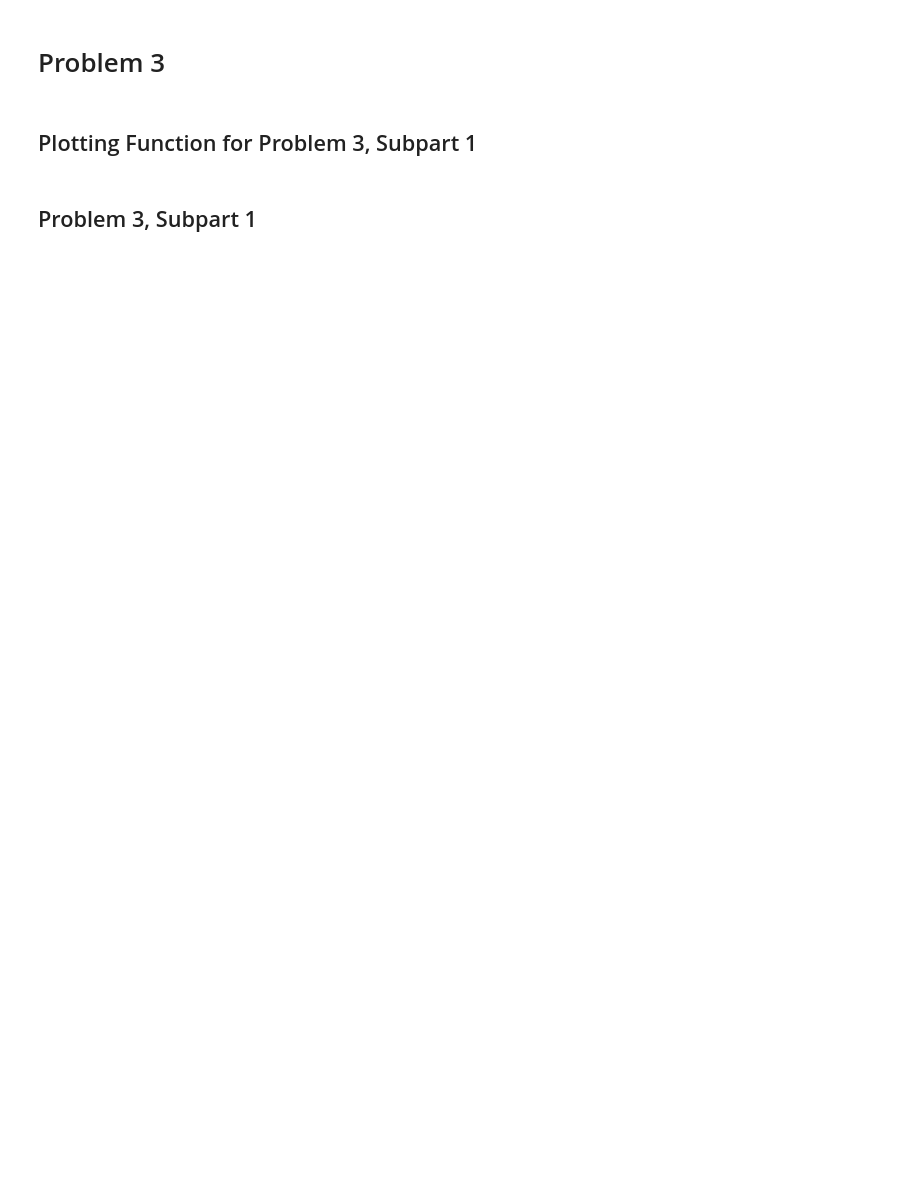
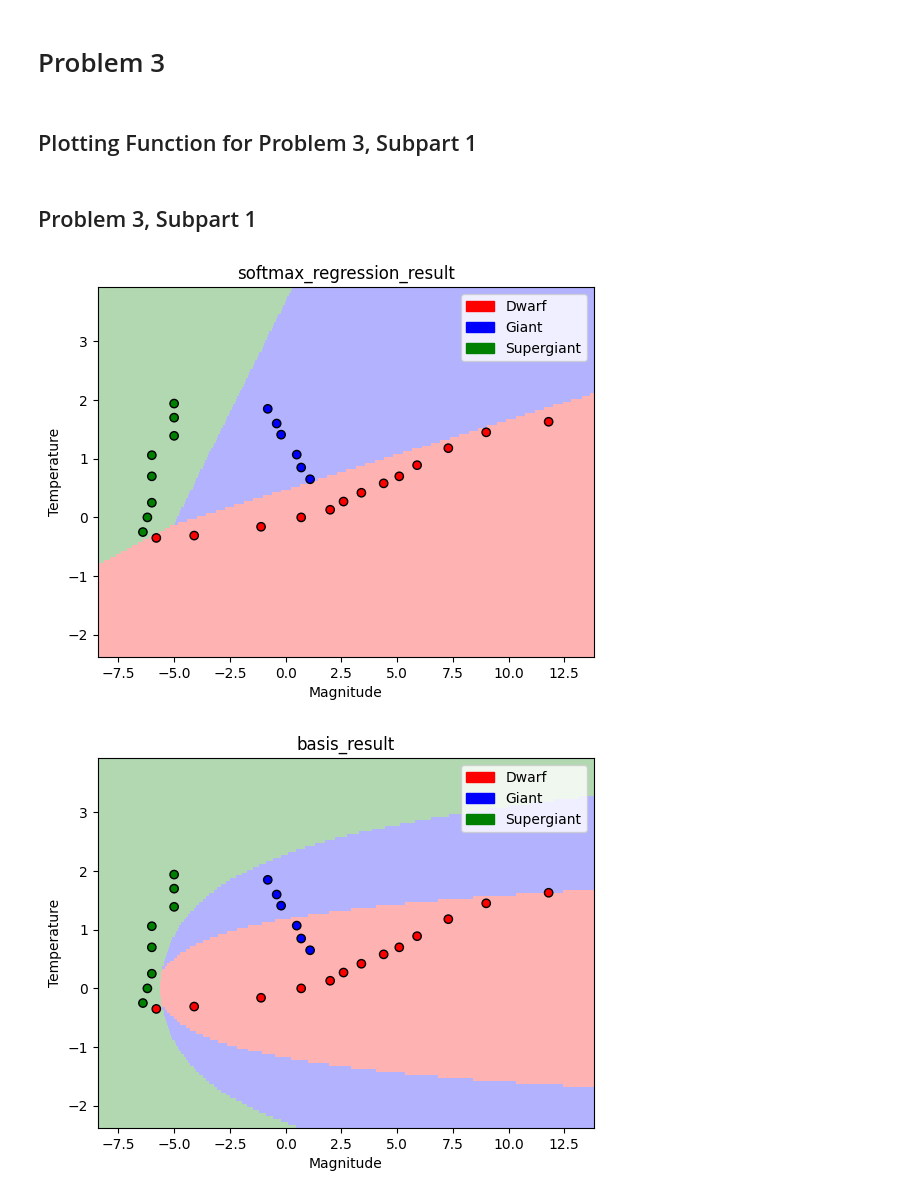
Before and after one commit to h33m4/cs181-s23-homeworks, a Jupyter notebook: hw2/main_hw2_blank.ipynb, the cells around one changed output. Saved outputs shown, nothing was run; the diff lists cells and outputs as text; code cells hidden in the pictures; blank space fills up the shorter version.

```diff
--- a/hw2/main_hw2_blank.ipynb
+++ b/hw2/main_hw2_blank.ipynb
@@ -303,8 +325,13 @@ def phi(X):
     :return: a 2D array in which each row corresponds to a basis transformation of
              an input value. Shape should be (n x 2)
     """
-    # TODO
-    pass
+    X_transformed = np.ndarray(X.shape)
+    # Go through each element
+    for i in range(len(X)):
+        x = X[i]
+        X_transformed[i] = np.array([np.log(x[0] + 10), x[1]**2])
+
+    return X_transformed
 # %% [markdown]
 ## Plotting Function for Problem 3, Subpart 1
 # %%
@@ -354,10 +381,37 @@ def visualize_boundary(model, X, y, title, basis=None, width=2):
 # %%
 # Example of fitting a model and visualizing the decision boundaries;
 # do this for each of the four models
 softmax_model = SoftmaxRegression(eta=0.001, lam=0.001)
 softmax_model.fit(X_stars, y_stars)
 visualize_boundary(model=softmax_model,
                    X=X_stars,
                    y=y_stars,
                    title='softmax_regression_result',
                    basis=None)
+
+basis_model = SoftmaxRegression(eta=0.001, lam=0.001)
+basis_model.fit(phi(X_stars), y_stars)
+visualize_boundary(model=basis_model,
+                    X=X_stars,
+                    y=y_stars,
+                    title='basis_result',
+                    basis=phi)
+
+knn1_model = KNNClassifier(k=1)
+knn1_model.fit(X_stars, y_stars)
+visualize_boundary(model=knn1_model,
+                    X=X_stars,
+                    y=y_stars,
+                    title='knn_result',
+                    basis=None)
+
+knn5_model = KNNClassifier(k=5)
+knn5_model.fit(X_stars, y_stars)
+visualize_boundary(model=knn5_model,
+                    X=X_stars,
+                    y=y_stars,
+                    title='knn_result',
+                    basis=None)
+# %% [output]
+[figure, added]
+[figure, added]
```
Also changed, not shown: parts of 6 cells of this notebook, 4 other files.
